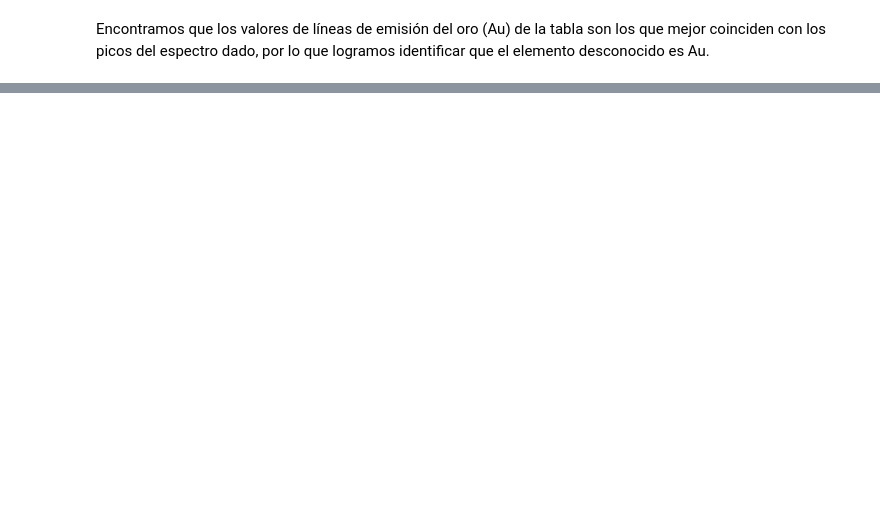
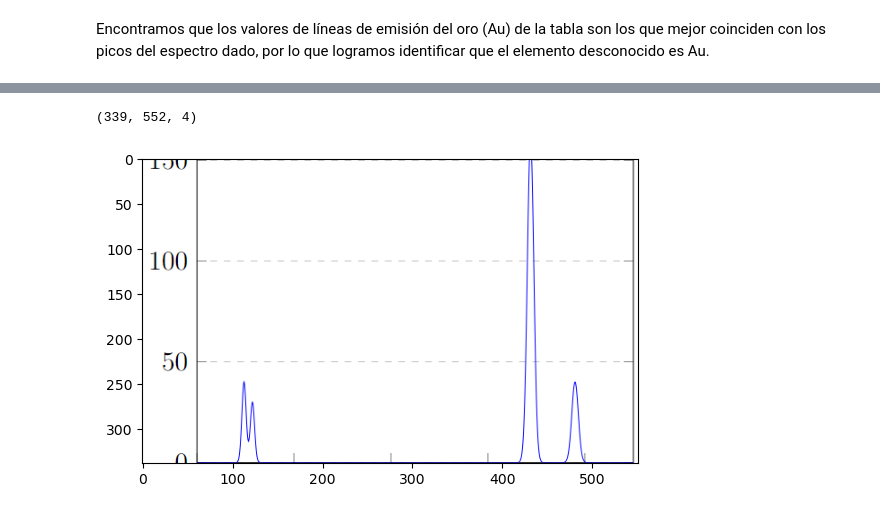
Before and after one commit to eduardoh27/Core-Level-Spectroscopy, a Jupyter notebook: Taller 3/punto10.ipynb, the cells around one changed output, grey strips where cells are left out. Drawn from its saved outputs; the diff is of its cells as text; code cells hidden in the pictures; blank space fills up the shorter version.

```diff
--- a/Taller 3/punto10.ipynb
+++ b/Taller 3/punto10.ipynb
@@ -61,0 +77,5 @@ Encontramos que los valores de líneas de emisión del oro (Au) de la tabla son
+# %%
+img = io.imread('data/10_spectrum.png')
+print(img.shape)
+plt.imshow(img)
+plt.show()
@@ -61,0 +85,8 @@ Encontramos que los valores de líneas de emisión del oro (Au) de la tabla son
+# %%
+img = img[69:408, :, :]
+print(img.shape)
+plt.imshow(img)
+plt.show()
+# %% [output]
+(339, 552, 4)
+[figure, added]
```
Also changed, not shown: parts of 19 cells of this notebook, 2 other files.
